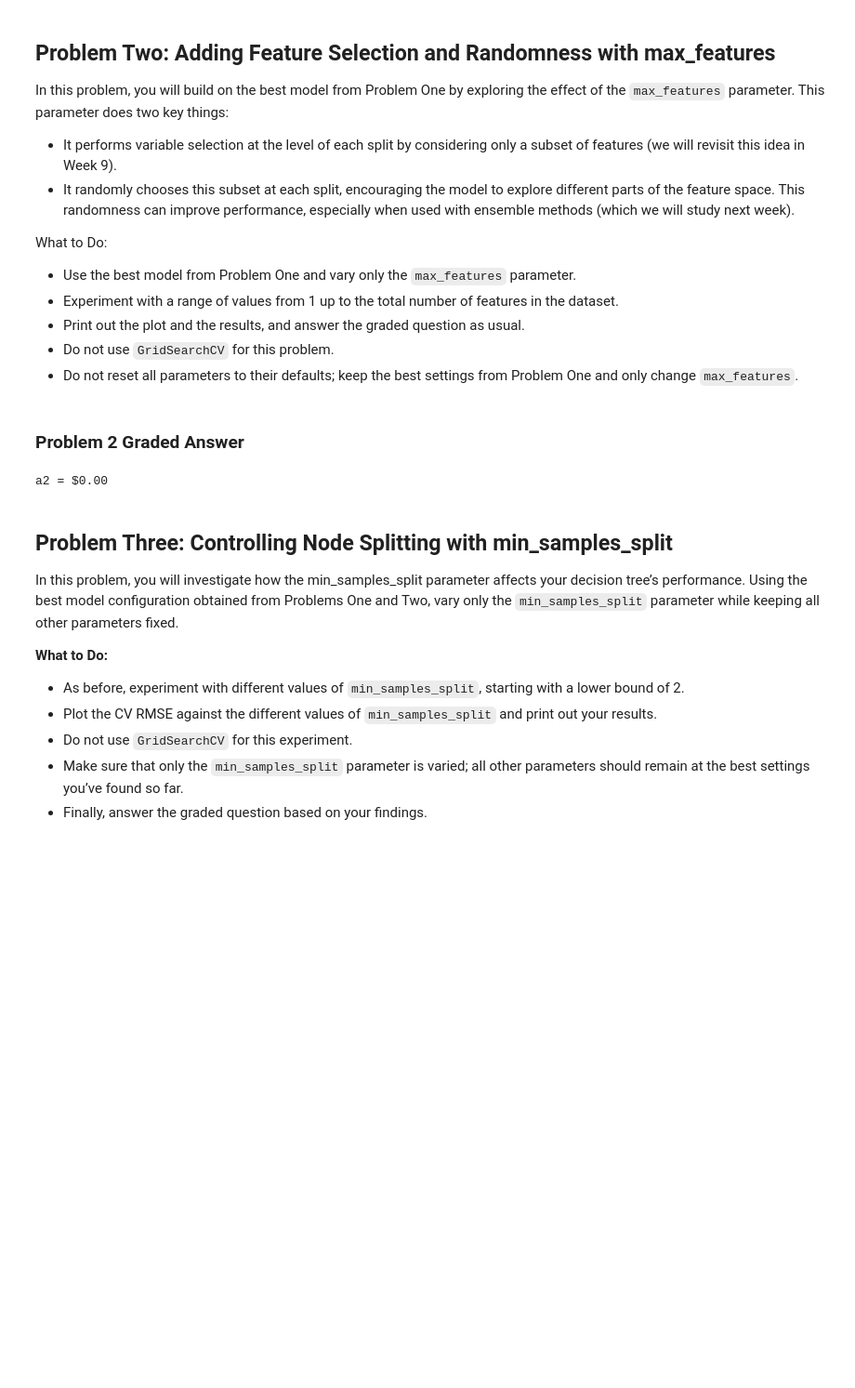
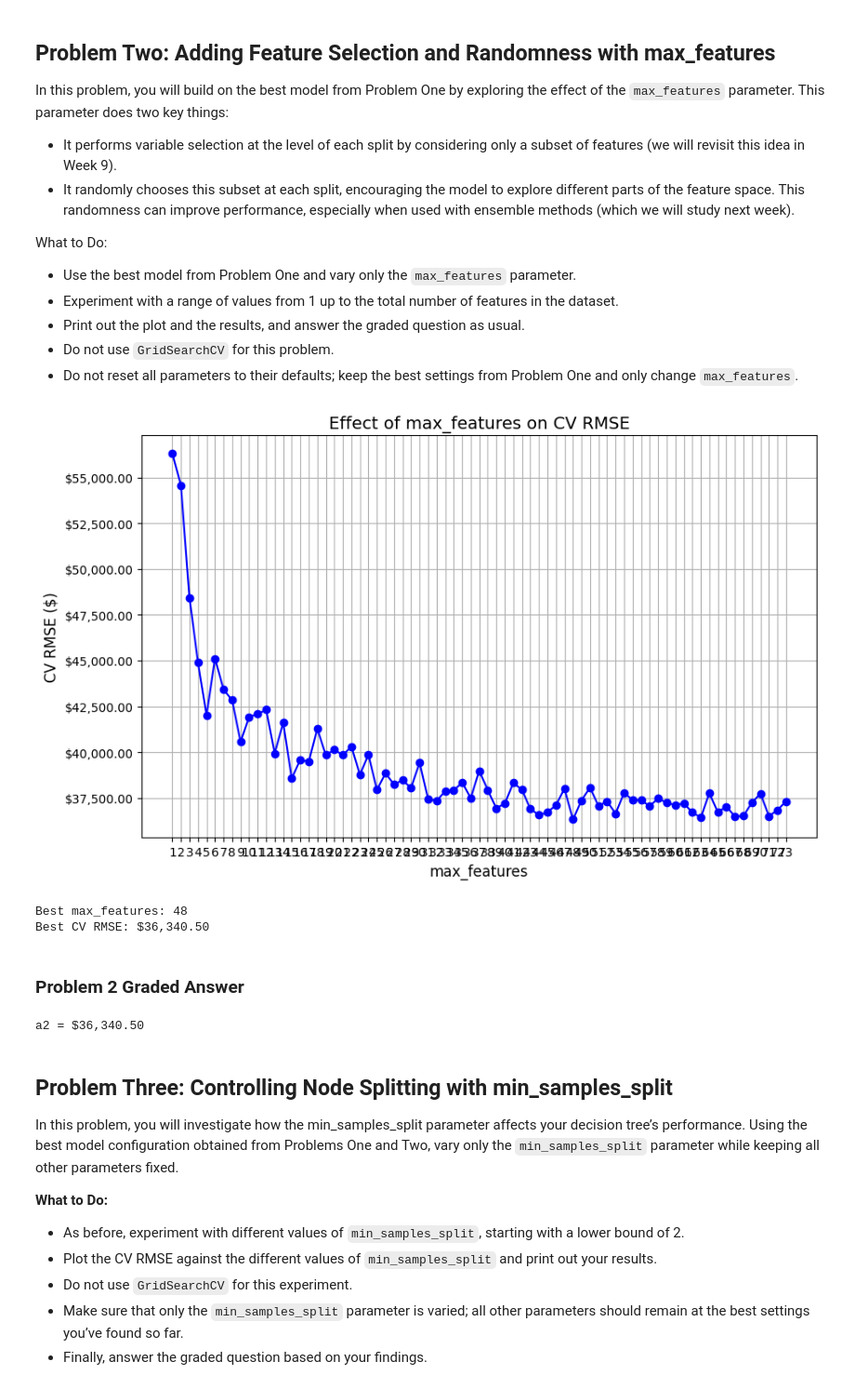
Before and after one commit to NicoleCarney/Module-3-Assignments, a Jupyter notebook: Homework_06.ipynb, the cells around one changed output. Shown: that part at 93% size. Drawn from its saved outputs; the diff is of its cells as text; code cells hidden in the pictures; blank space fills up the shorter version.

```diff
--- a/Homework_06.ipynb
+++ b/Homework_06.ipynb
@@ -427,13 +425,57 @@ What to Do:
+# %%
+#best settings from Problem One
+decision_tree_model = DecisionTreeRegressor(
+    max_depth=6,
+    max_leaf_nodes=50,
+    random_state=42,
+)
+# Range of values for max_features (from 1 up to the total number of features in the dataset)
+max_features_range = range(1, X_train.shape[1] + 1)  # Assuming X_train is your feature matrix
+mean_rmse_scores = []
+
+#cross-validation for each value of max_features
+for max_features in max_features_range:
+    decision_tree_model.max_features = max_features
+    # Perform cross-validation and return mean CV MSE
+    neg_mse_scores = cross_val_score(
+        decision_tree_model, X_train, y_train, scoring='neg_mean_squared_error', cv=RepeatedKFold(random_state=42)
+    )
+    mean_cv_mse = -np.mean(neg_mse_scores)  # Convert negative MSE to positive
+    mean_rmse_scores.append(np.sqrt(mean_cv_mse))  # Compute RMSE from MSE
+
+# Plot the results
+plt.figure(figsize=(10, 6))
+plt.plot(max_features_range, mean_rmse_scores, marker='o', linestyle='-', color='b')
+plt.title("Effect of max_features on CV RMSE", fontsize=14)
+plt.xlabel("max_features", fontsize=12)
+plt.ylabel("CV RMSE ($)", fontsize=12)
+plt.xticks(max_features_range)
+plt.grid(True)
+
+# Format the y-axis to display RMSE in dollars
+plt.gca().yaxis.set_major_formatter(mticker.FuncFormatter(lambda x, _: f"${x:,.2f}"))
+plt.show()
+
+#best max_features and corresponding RMSE
+best_max_features = max_features_range[np.argmin(mean_rmse_scores)]
+best_rmse = min(mean_rmse_scores)
+
+print("Best max_features:", best_max_features)
+print(f"Best CV RMSE: ${best_rmse:,.2f}")
+# %% [output]
+[figure, added]
+Best max_features: 48
+Best CV RMSE: $36,340.50
 # %% [markdown]
 ### Problem 2 Graded Answer
 # %%
 # TODO:  This *should* have produced an improvement in the score. Assign the variable to this new, improved CV RMSE score
 
-a2 =  0.0                                # Just to get it to run without error; your answer here
+a2 =  best_rmse                                # Just to get it to run without error; your answer here
 
 print(f'a2 = ${a2:,.2f}')
 # %% [output]
-a2 = $0.00
+a2 = $36,340.50
 # %% [markdown]
 ## Problem Three: Controlling Node Splitting with min_samples_split
 
```
Also changed, not shown: parts of 9 cells of this notebook.
